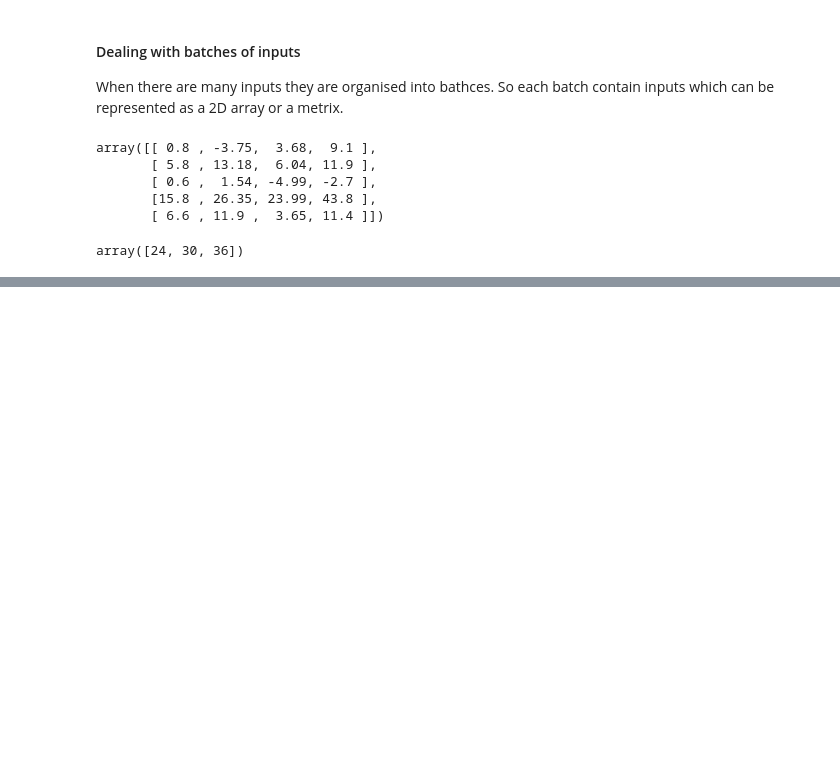
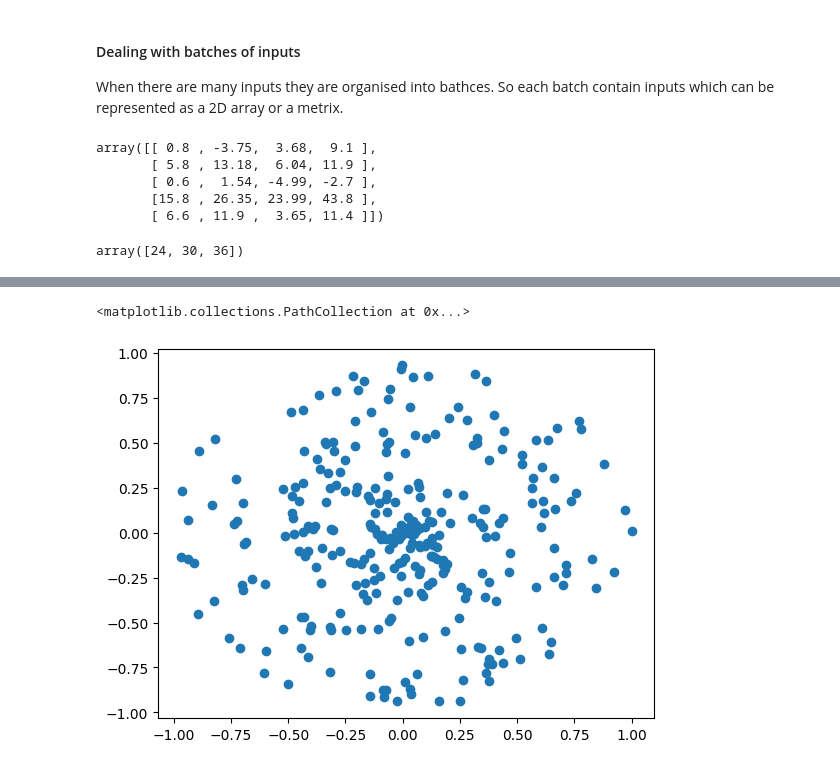
Before and after one commit to deepakkumarnd/mynotebooks, a Jupyter notebook: Implement a neuron from scratch.ipynb, the cells around one changed output, grey strips where cells are left out. Saved outputs shown, nothing was run; the diff lists cells and outputs as text; code cells hidden in the pictures; blank space fills up the shorter version.

```diff
--- a/Implement a neuron from scratch.ipynb
+++ b/Implement a neuron from scratch.ipynb
@@ -210,0 +251,10 @@ array([[-21216],
+# %%
+# network using the dense class
+# this time lets use the spiral data from the nnfs datasets, this include a 2D dataset corresponding to a spiral
+# here X contains x1, and x2 and Y contains the corrspondign class identifier
+X, Y = spiral_data(samples=100, classes=3)
+# %%
+plt.scatter(X[:, 0], X[:, 1])
+# %% [output]
+<matplotlib.collections.PathCollection at 0x...>
+[figure, added]
```
Also changed, not shown: parts of 28 cells of this notebook, 7 other files.
